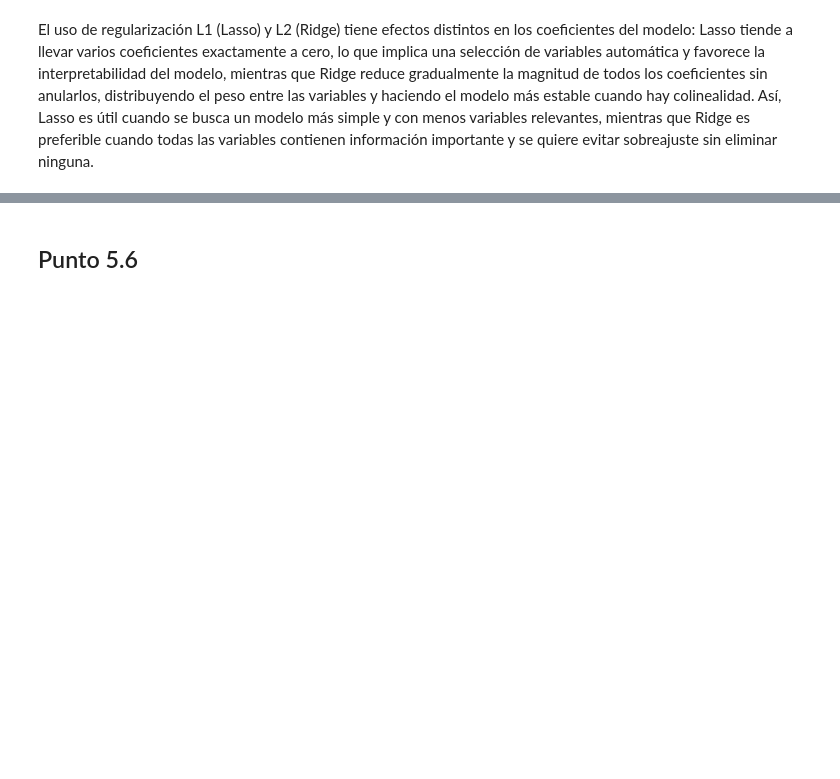
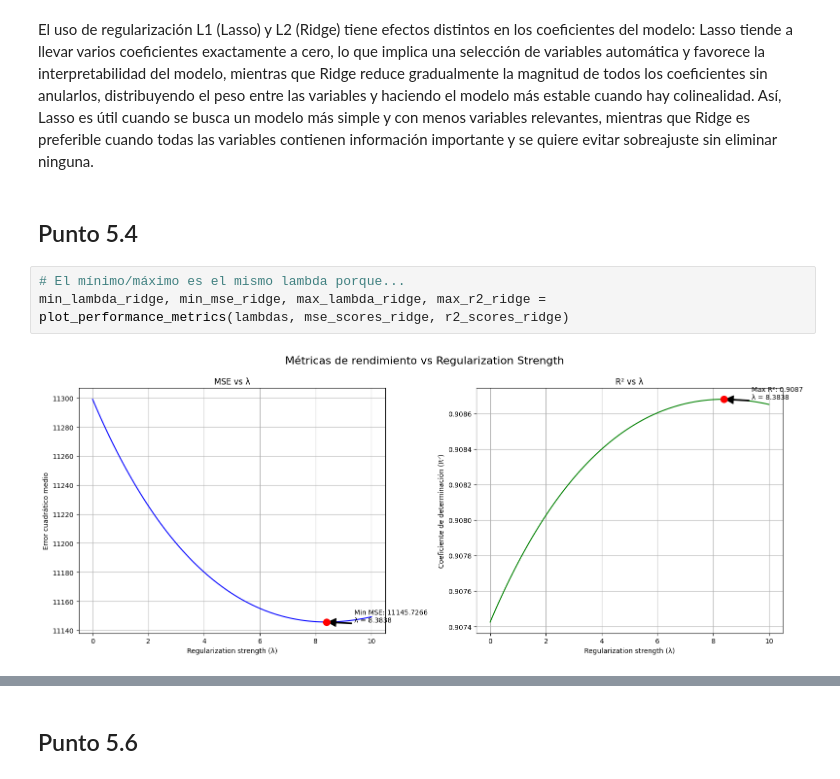
Before and after one commit to frizynn/tp1-machine-learning, a Jupyter notebook: src/Entrega_Tp1.ipynb, the cells around one changed output, grey strips where cells are left out. Cells and saved outputs as stored; diff of their text form; blank space fills up the shorter version.

```diff
--- a/src/Entrega_Tp1.ipynb
+++ b/src/Entrega_Tp1.ipynb
@@ -862,5 +854,12 @@ TypeError: LinearRegressor.__init__() got an unexpected keyword argument 'l2_lam
 # %% [markdown]
 El uso de regularización L1 (Lasso) y L2 (Ridge) tiene efectos distintos en los coeficientes del modelo: Lasso tiende a llevar varios coeficientes exactamente a cero, lo que implica una selección de variables automática y favorece la interpretabilidad del modelo, mientras que Ridge reduce gradualmente la magnitud de todos los coeficientes sin anularlos, distribuyendo el peso entre las variables y haciendo el modelo más estable cuando hay colinealidad. Así, Lasso es útil cuando se busca un modelo más simple y con menos variables relevantes, mientras que Ridge es preferible cuando todas las variables contienen información importante y se quiere evitar sobreajuste sin eliminar ninguna.
+# %% [markdown]
+## Punto 5.4
+# %%
+# El mínimo/máximo es el mismo lambda porque...
+min_lambda_ridge, min_mse_ridge, max_lambda_ridge, max_r2_ridge = plot_performance_metrics(lambdas, mse_scores_ridge, r2_scores_ridge)
+# %% [output]
+[figure, added]
 # %%
 from utils.model import train_and_evaluate_model
 
```
Also changed, not shown: parts of 7 cells of this notebook, 5 other files.
